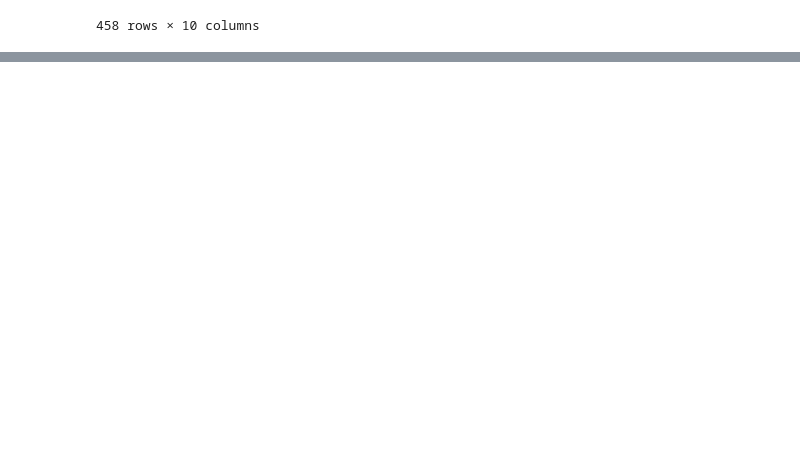
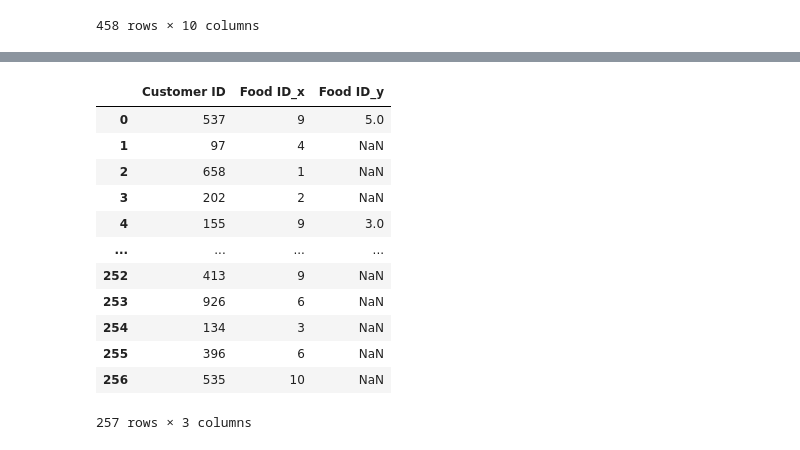
Before and after one commit to proarcherdemo/PythonTraining, a Jupyter notebook: datascience/pandas.ipynb, the cells around one changed output, grey strips where cells are left out. Saved outputs shown, nothing was run; the diff lists cells and outputs as text; code cells hidden in the pictures; blank space fills up the shorter version.

```diff
--- a/datascience/pandas.ipynb
+++ b/datascience/pandas.ipynb
@@ -498,0 +690,17 @@ teamdata.sort_index(ascending=False, inplace=True) # Reordering teh original dat
+# %%
+x = sales1.merge(sales2, how="left", on="Customer ID")
+x
+# %% [output]
+|  | Customer ID | Food ID_x | Food ID_y |
+| 0 | 537 | 9 | 5.0 |
+| 1 | 97 | 4 | NaN |
+| 2 | 658 | 1 | NaN |
+| 3 | 202 | 2 | NaN |
+| 4 | 155 | 9 | 3.0 |
+| ... | ... | ... | ... |
+| 252 | 413 | 9 | NaN |
+| 253 | 926 | 6 | NaN |
+| 254 | 134 | 3 | NaN |
+| 255 | 396 | 6 | NaN |
+| 256 | 535 | 10 | NaN |
+257 rows × 3 columns
```
Also changed, not shown: parts of 15 cells of this notebook.
